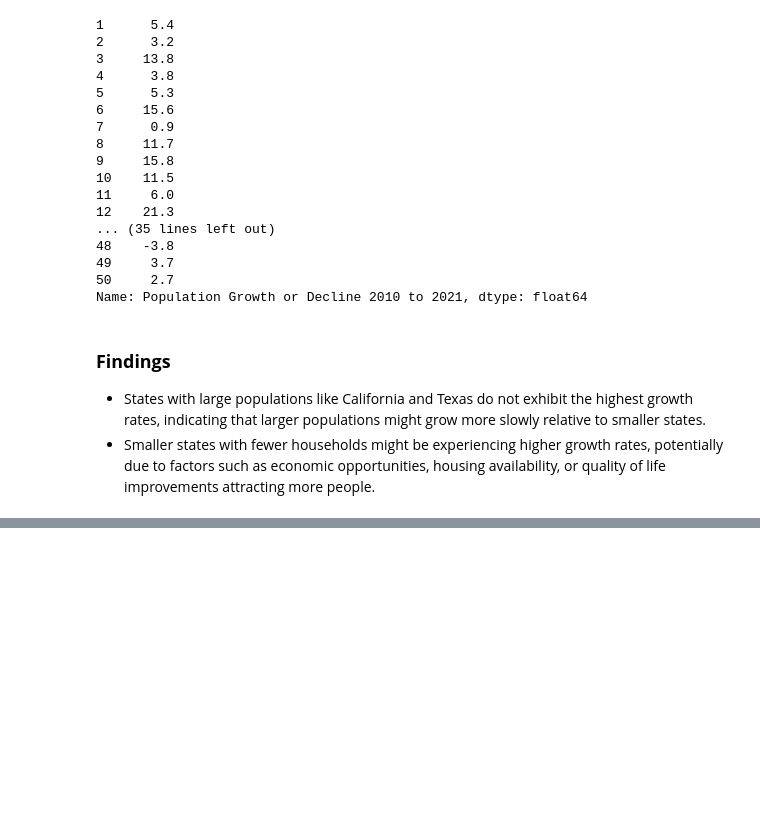
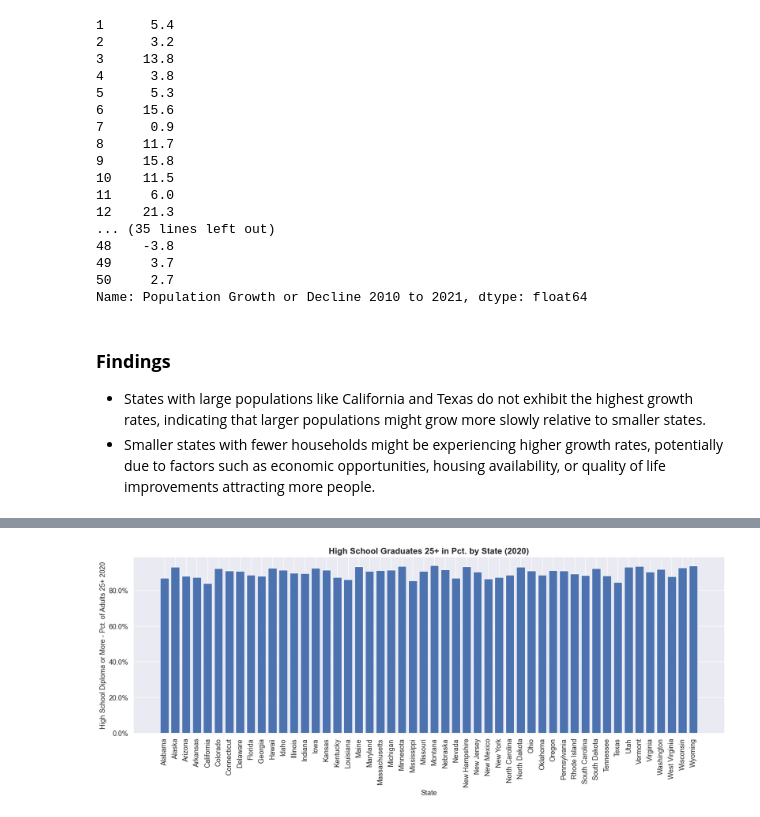
Before and after one commit to Tyler-KD/entering-the-us-market, a Jupyter notebook: entering_the_us_market.ipynb, the cells around one changed output, grey strips where cells are left out. Drawn from its saved outputs; the diff is of its cells as text; code cells hidden in the pictures; blank space fills up the shorter version.

```diff
--- a/entering_the_us_market.ipynb
+++ b/entering_the_us_market.ipynb
@@ -190,0 +232,24 @@ Name: Population Growth or Decline 2010 to 2021, dtype: float64
+# %%
+# Identify the percentage of adults 25+ with a high school diploma or more by state in 2020. Use a bar chart for visualization.
+# sns.set_style('white')
+df_diploma_plus = df[["State", "High School Diploma or More - Pct. of Adults 25+ 2020", "Bachelor's Degree or More - Pct. of Adults 25+ 2020"]]
+plt.figure(figsize = (20, 6))
+x = df_diploma_plus["State"]
+y = df_diploma_plus["High School Diploma or More - Pct. of Adults 25+ 2020"]
+# new_x = [2*i for i in x]
+
+plt.bar(height=y,
+         x=x,
+        #  width=0.5
+         )
+
+plt.xticks(rotation = 90, fontsize = 13)
+plt.yticks(fontsize = 13)
+plt.gca().yaxis.set_major_formatter(plt.FuncFormatter(lambda x, _: f"{x*100:.1f}%"))
+plt.title("High School Graduates 25+ in Pct. by State (2020)", fontsize = 16, fontweight = "bold")
+plt.ylabel("High School Diploma or More - Pct. of Adults 25+ 2020", fontsize = 13)
+plt.xlabel("State", fontsize = 13)
+# sns.despine()
+plt.show()
+# %% [output]
+[figure, added]
```
Also changed, not shown: parts of 4 cells of this notebook.
